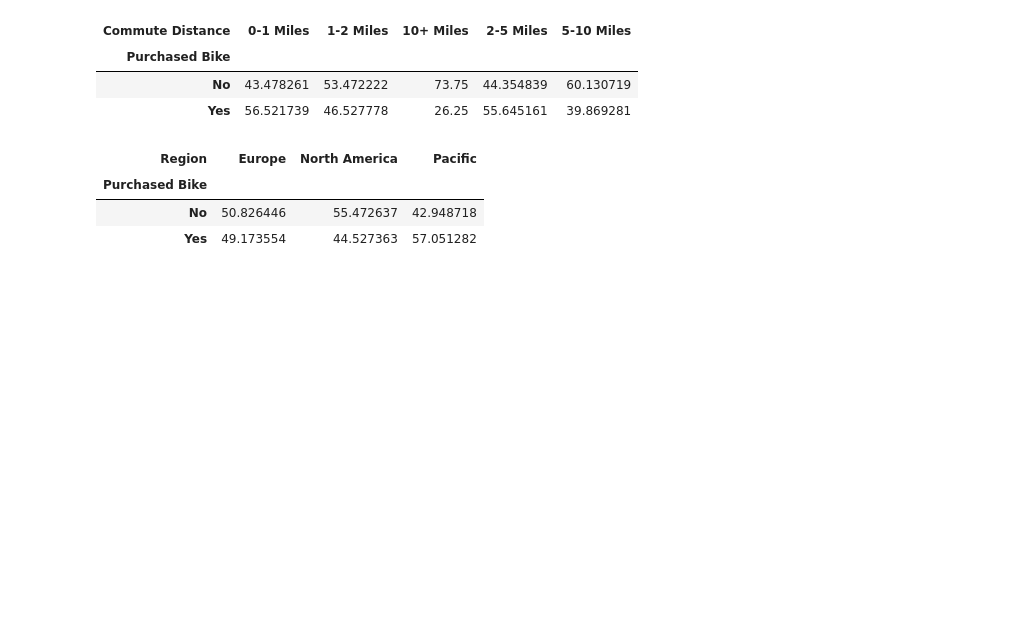
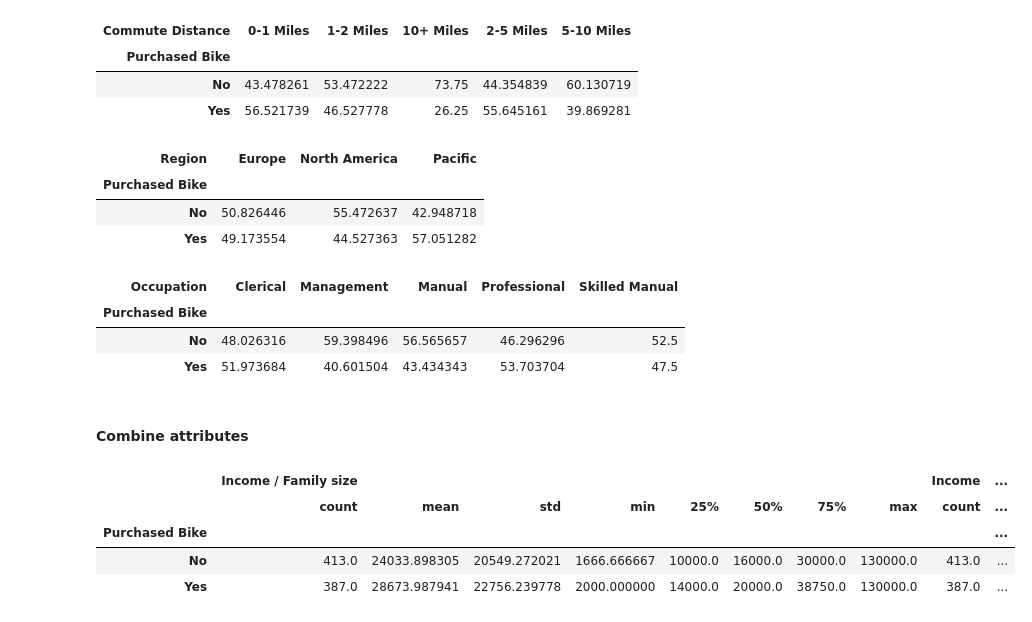
Before and after one commit to estaciolima/bikebuyers, a Jupyter notebook: EDA.ipynb, the cells around one changed output. Drawn from its saved outputs; the diff is of its cells as text; code cells hidden in the pictures; blank space fills up the shorter version.

```diff
--- a/EDA.ipynb
+++ b/EDA.ipynb
@@ -183,3 +191,12 @@ pd.crosstab(df_train['Purchased Bike'], df_train['Region'], normalize='columns')
 | Purchased Bike |  |  |  |
 | No | 50.826446 | 55.472637 | 42.948718 |
 | Yes | 49.173554 | 44.527363 | 57.051282 |
+# %%
+pd.crosstab(df_train['Purchased Bike'], df_train['Occupation'], normalize='columns')*100
+# %% [output]
+| Occupation | Clerical | Management | Manual | Professional | Skilled Manual |
+| Purchased Bike |  |  |  |  |  |
+| No | 48.026316 | 59.398496 | 56.565657 | 46.296296 | 52.5 |
+| Yes | 51.973684 | 40.601504 | 43.434343 | 53.703704 | 47.5 |
+# %% [markdown]
+#### Combine attributes
@@ -185,0 +205,8 @@ pd.crosstab(df_train['Purchased Bike'], df_train['Region'], normalize='columns')
+# %%
+df_train.groupby('Purchased Bike')[['Income / Family size', 'Income']].describe()
+# %% [output]
+|  | Income / Family size |  |  |  |  |  |  |  | Income | ... |
+|  | count | mean | std | min | 25% | 50% | 75% | max | count | ... |
+| Purchased Bike |  |  |  |  |  |  |  |  |  | ... |
+| No | 413.0 | 24033.898305 | 20549.272021 | 1666.666667 | 10000.0 | 16000.0 | 30000.0 | 130000.0 | 413.0 | ... |
+| Yes | 387.0 | 28673.987941 | 22756.239778 | 2000.000000 | 14000.0 | 20000.0 | 38750.0 | 130000.0 | 387.0 | ... |
```
Also changed, not shown: parts of 7 cells of this notebook.
